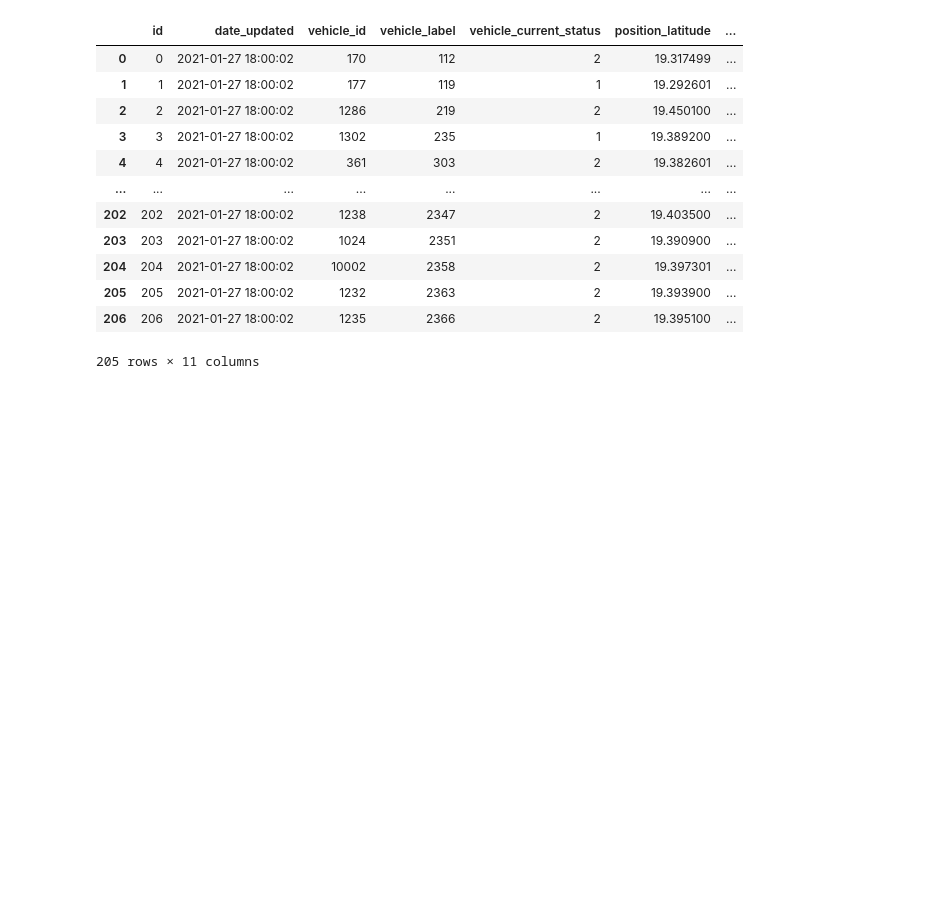
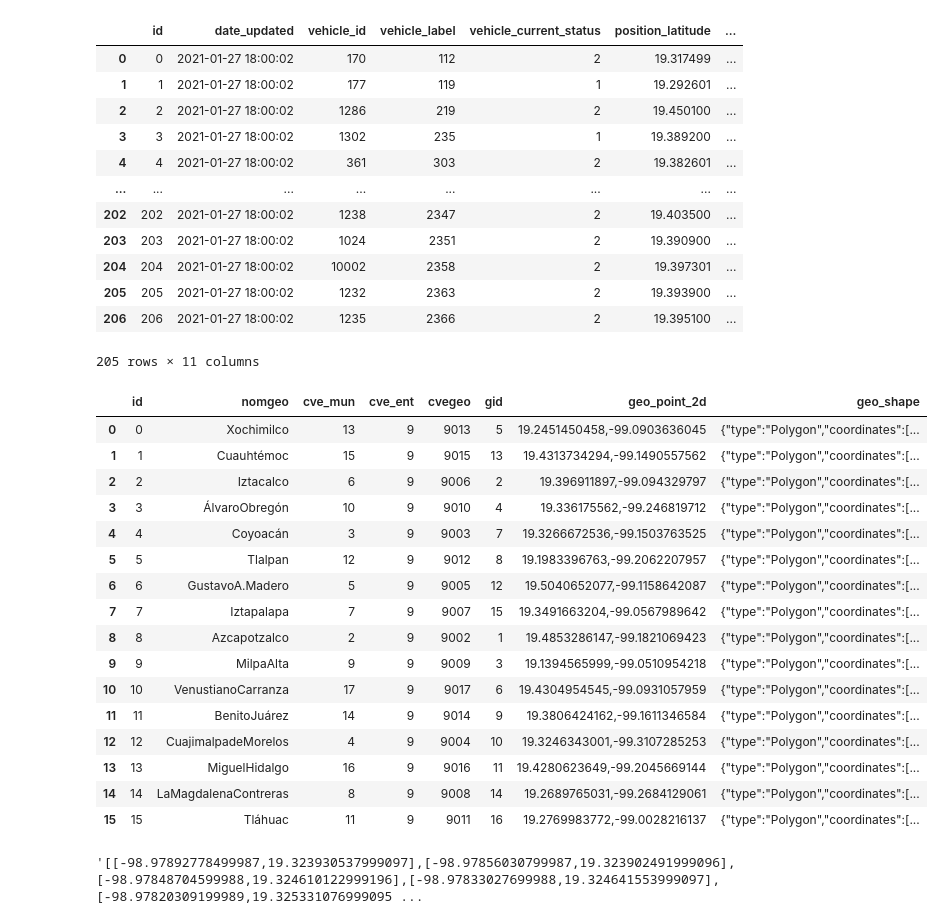
Before and after one commit to Fispit/unidadescamiones, a Jupyter notebook: Data Cleaning.ipynb, the cells around one changed output. Drawn from its saved outputs; the diff is of its cells as text; code cells hidden in the pictures; blank space fills up the shorter version.

Commit message:
Worked further on data cleaning, added the alcaldia polylines.

```diff
--- a/Data Cleaning.ipynb
+++ b/Data Cleaning.ipynb
@@ -43,0 +47,22 @@ data_df.to_csv("Cleaned-data.csv",index=False)
+# %%
+test=pd.read_csv("limite-de-las-alcaldias2.csv")
+# %%
+test
+# %% [output]
+|  | id | nomgeo | cve_mun | cve_ent | cvegeo | gid | geo_point_2d | geo_shape |
+| 0 | 0 | Xochimilco | 13 | 9 | 9013 | 5 | 19.2451450458,-99.0903636045 | {"type":"Polygon","coordinates":[... |
+| 1 | 1 | Cuauhtémoc | 15 | 9 | 9015 | 13 | 19.4313734294,-99.1490557562 | {"type":"Polygon","coordinates":[... |
+| 2 | 2 | Iztacalco | 6 | 9 | 9006 | 2 | 19.396911897,-99.094329797 | {"type":"Polygon","coordinates":[... |
+| 3 | 3 | ÁlvaroObregón | 10 | 9 | 9010 | 4 | 19.336175562,-99.246819712 | {"type":"Polygon","coordinates":[... |
+| 4 | 4 | Coyoacán | 3 | 9 | 9003 | 7 | 19.3266672536,-99.1503763525 | {"type":"Polygon","coordinates":[... |
+| 5 | 5 | Tlalpan | 12 | 9 | 9012 | 8 | 19.1983396763,-99.2062207957 | {"type":"Polygon","coordinates":[... |
+| 6 | 6 | GustavoA.Madero | 5 | 9 | 9005 | 12 | 19.5040652077,-99.1158642087 | {"type":"Polygon","coordinates":[... |
+| 7 | 7 | Iztapalapa | 7 | 9 | 9007 | 15 | 19.3491663204,-99.0567989642 | {"type":"Polygon","coordinates":[... |
+| 8 | 8 | Azcapotzalco | 2 | 9 | 9002 | 1 | 19.4853286147,-99.1821069423 | {"type":"Polygon","coordinates":[... |
+| 9 | 9 | MilpaAlta | 9 | 9 | 9009 | 3 | 19.1394565999,-99.0510954218 | {"type":"Polygon","coordinates":[... |
+| 10 | 10 | VenustianoCarranza | 17 | 9 | 9017 | 6 | 19.4304954545,-99.0931057959 | {"type":"Polygon","coordinates":[... |
+| 11 | 11 | BenitoJuárez | 14 | 9 | 9014 | 9 | 19.3806424162,-99.1611346584 | {"type":"Polygon","coordinates":[... |
+| 12 | 12 | CuajimalpadeMorelos | 4 | 9 | 9004 | 10 | 19.3246343001,-99.3107285253 | {"type":"Polygon","coordinates":[... |
+| 13 | 13 | MiguelHidalgo | 16 | 9 | 9016 | 11 | 19.4280623649,-99.2045669144 | {"type":"Polygon","coordinates":[... |
+| 14 | 14 | LaMagdalenaContreras | 8 | 9 | 9008 | 14 | 19.2689765031,-99.2684129061 | {"type":"Polygon","coordinates":[... |
+| 15 | 15 | Tláhuac | 11 | 9 | 9011 | 16 | 19.2769983772,-99.0028216137 | {"type":"Polygon","coordinates":[... |
@@ -43,0 +73,5 @@ data_df.to_csv("Cleaned-data.csv",index=False)
+# %%
+
+test['geo_shape'][15]
+# %% [output]
+'[[-98.97892778499987,19.323930537999097],[-98.97856030799987,19.323902491999096],[-98.97848704599988,19.324610122999196],[-98.97833027699988,19.324641553999097],[-98.97820309199989,19.325331076999095 ...
```
Also changed, not shown: parts of 3 cells of this notebook, 5 other files.
